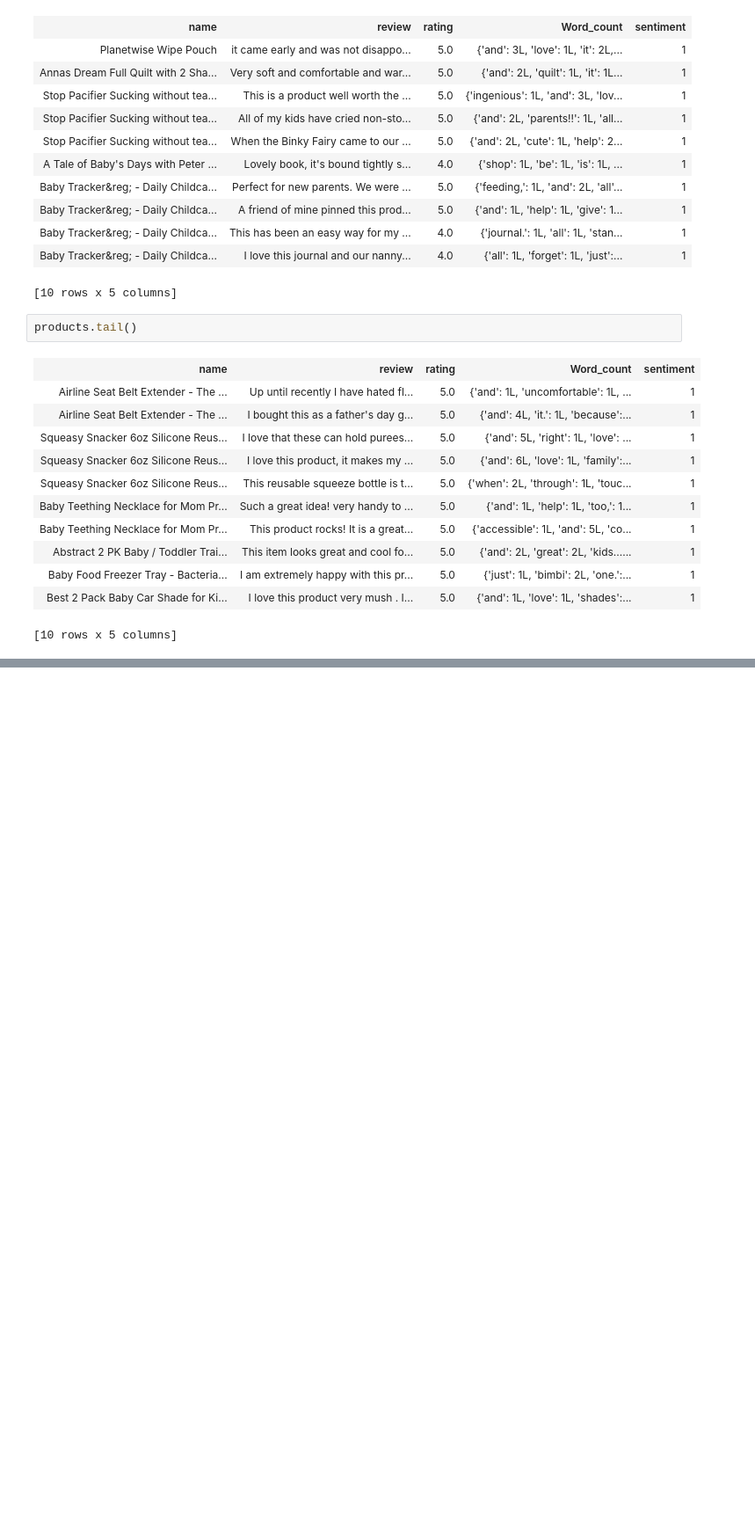
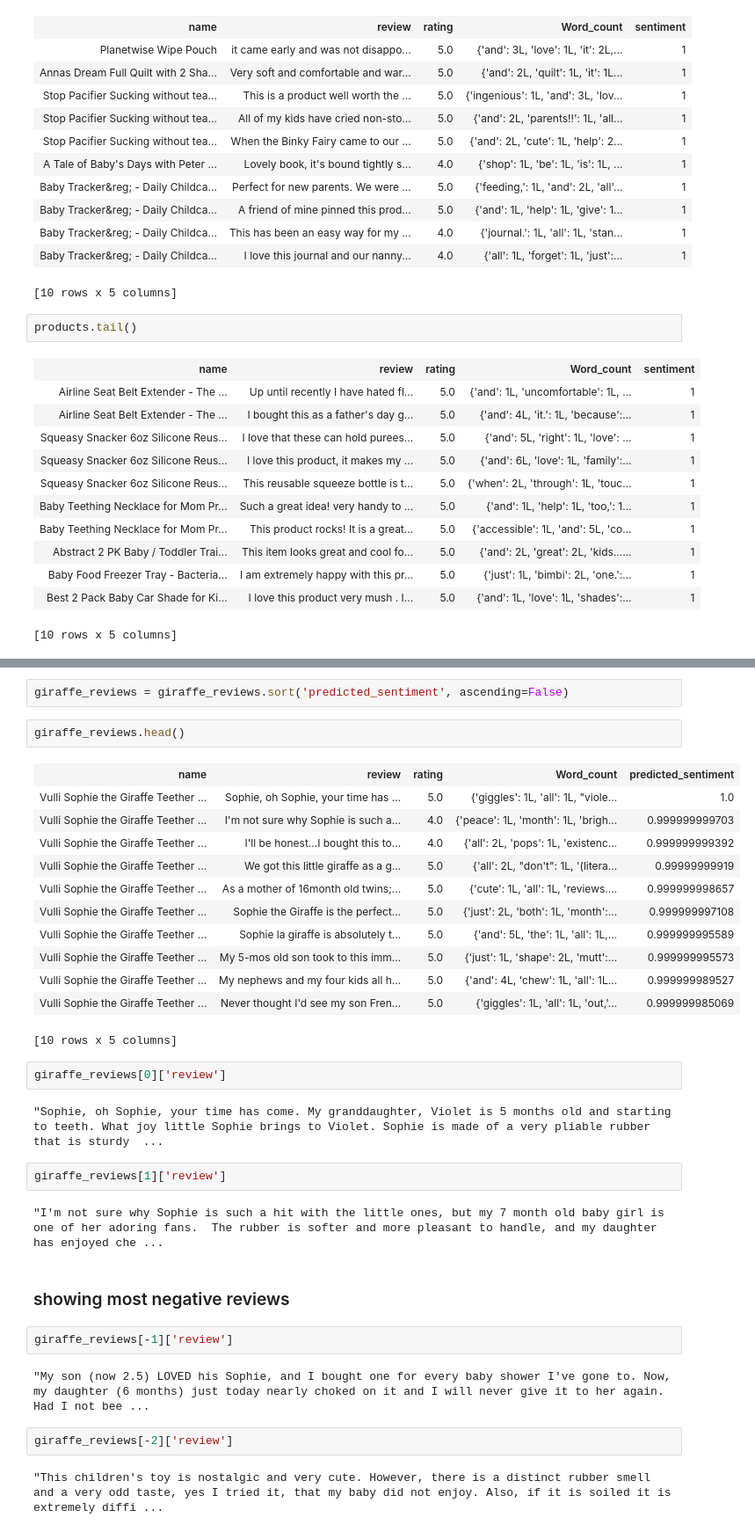
Before and after one commit to Mobusshar/MLWashington1, a Jupyter notebook: Week3.ipynb, the cells around one changed output, grey strips where cells are left out. Shown: that part at 88% size. Drawn from its saved outputs; the diff is of its cells as text; blank space fills up the shorter version.

```diff
--- a/Week3.ipynb
+++ b/Week3.ipynb
@@ -113,0 +182,35 @@ products.tail()
+# %%
+giraffe_reviews = giraffe_reviews.sort('predicted_sentiment', ascending=False)
+# %%
+giraffe_reviews.head()
+# %% [output]
+| name | review | rating | Word_count | predicted_sentiment |
+| Vulli Sophie the Giraffe Teether ... | Sophie, oh Sophie, your time has ... | 5.0 | {'giggles': 1L, 'all': 1L, "viole... | 1.0 |
+| Vulli Sophie the Giraffe Teether ... | I'm not sure why Sophie is such a... | 4.0 | {'peace': 1L, 'month': 1L, 'brigh... | 0.999999999703 |
+| Vulli Sophie the Giraffe Teether ... | I'll be honest...I bought this to... | 4.0 | {'all': 2L, 'pops': 1L, 'existenc... | 0.999999999392 |
+| Vulli Sophie the Giraffe Teether ... | We got this little giraffe as a g... | 5.0 | {'all': 2L, "don't": 1L, '(litera... | 0.99999999919 |
+| Vulli Sophie the Giraffe Teether ... | As a mother of 16month old twins;... | 5.0 | {'cute': 1L, 'all': 1L, 'reviews.... | 0.999999998657 |
+| Vulli Sophie the Giraffe Teether ... | Sophie the Giraffe is the perfect... | 5.0 | {'just': 2L, 'both': 1L, 'month':... | 0.999999997108 |
+| Vulli Sophie the Giraffe Teether ... | Sophie la giraffe is absolutely t... | 5.0 | {'and': 5L, 'the': 1L, 'all': 1L,... | 0.999999995589 |
+| Vulli Sophie the Giraffe Teether ... | My 5-mos old son took to this imm... | 5.0 | {'just': 1L, 'shape': 2L, 'mutt':... | 0.999999995573 |
+| Vulli Sophie the Giraffe Teether ... | My nephews and my four kids all h... | 5.0 | {'and': 4L, 'chew': 1L, 'all': 1L... | 0.999999989527 |
+| Vulli Sophie the Giraffe Teether ... | Never thought I'd see my son Fren... | 5.0 | {'giggles': 1L, 'all': 1L, 'out,'... | 0.999999985069 |
+[10 rows x 5 columns]
+# %%
+giraffe_reviews[0]['review']
+# %% [output]
+"Sophie, oh Sophie, your time has come. My granddaughter, Violet is 5 months old and starting to teeth. What joy little Sophie brings to Violet. Sophie is made of a very pliable rubber that is sturdy  ...
+# %%
+giraffe_reviews[1]['review']
+# %% [output]
+"I'm not sure why Sophie is such a hit with the little ones, but my 7 month old baby girl is one of her adoring fans.  The rubber is softer and more pleasant to handle, and my daughter has enjoyed che ...
+# %% [markdown]
+### showing most negative reviews
+# %%
+giraffe_reviews[-1]['review']
+# %% [output]
+"My son (now 2.5) LOVED his Sophie, and I bought one for every baby shower I've gone to. Now, my daughter (6 months) just today nearly choked on it and I will never give it to her again. Had I not bee ...
+# %%
+giraffe_reviews[-2]['review']
+# %% [output]
+"This children's toy is nostalgic and very cute. However, there is a distinct rubber smell and a very odd taste, yes I tried it, that my baby did not enjoy. Also, if it is soiled it is extremely diffi ...
```
Also changed, not shown: parts of 11 cells of this notebook.
